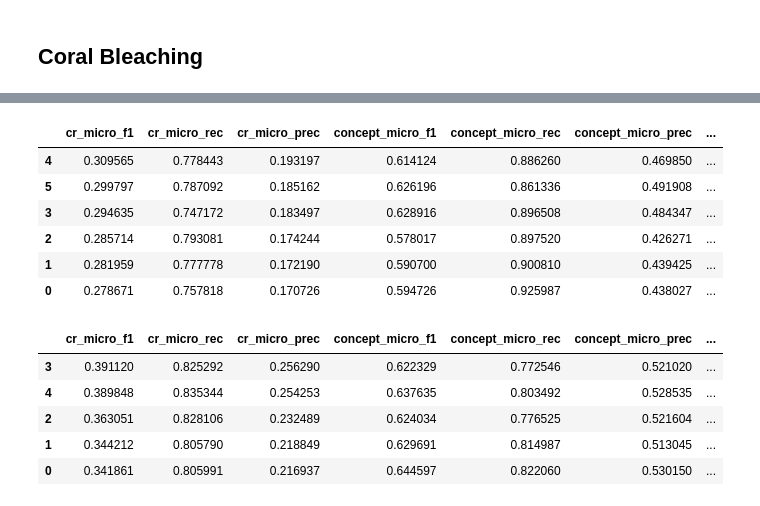
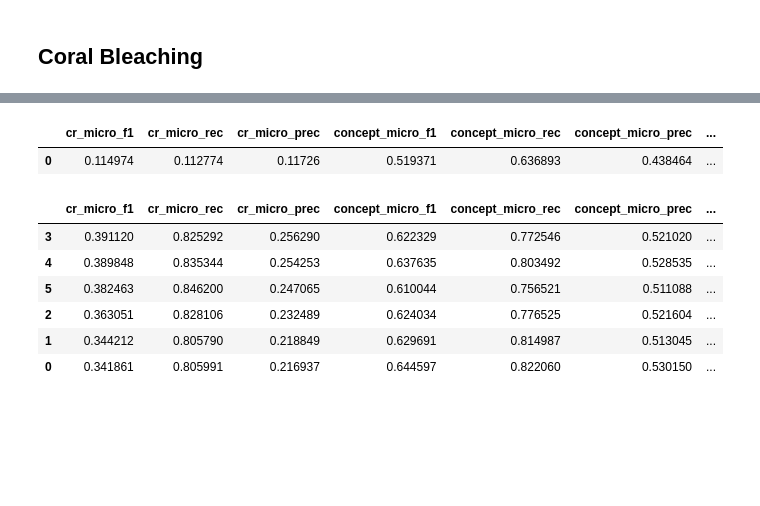
Before and after one commit to simonhughes22/PythonNlpResearch, a Jupyter notebook: notebooks/Mongo Queries/Query Causal Relation Results.ipynb, the cells around one changed output, grey strips where cells are left out. Drawn from its saved outputs; the diff is of its cells as text; code cells hidden in the pictures; blank space fills up the shorter version.

```diff
--- a/notebooks/Mongo Queries/Query Causal Relation Results.ipynb
+++ b/notebooks/Mongo Queries/Query Causal Relation Results.ipynb
@@ -158,23 +153,19 @@ df
 # %%
 params = "merge_mode,num_rnns,use_pretrained_embedding,bi-directional,hidden_size"
 df = get_causal_relation_metrics("CR_CB_TAGGING_VD_RNN", params.split(","))
-df
+df.sort_values("cr_micro_f1", ascending=False)
 # %% [output]
 |  | cr_micro_f1 | cr_micro_rec | cr_micro_prec | concept_micro_f1 | concept_micro_rec | concept_micro_prec | ... |
-| 4 | 0.309565 | 0.778443 | 0.193197 | 0.614124 | 0.886260 | 0.469850 | ... |
-| 5 | 0.299797 | 0.787092 | 0.185162 | 0.626196 | 0.861336 | 0.491908 | ... |
-| 3 | 0.294635 | 0.747172 | 0.183497 | 0.628916 | 0.896508 | 0.484347 | ... |
-| 2 | 0.285714 | 0.793081 | 0.174244 | 0.578017 | 0.897520 | 0.426271 | ... |
-| 1 | 0.281959 | 0.777778 | 0.172190 | 0.590700 | 0.900810 | 0.439425 | ... |
-| 0 | 0.278671 | 0.757818 | 0.170726 | 0.594726 | 0.925987 | 0.438027 | ... |
+| 0 | 0.114974 | 0.112774 | 0.11726 | 0.519371 | 0.636893 | 0.438464 | ... |
 # %%
 params = "merge_mode,num_rnns,use_pretrained_embedding,bi-directional,hidden_size"
 df = get_causal_relation_metrics("CR_SC_TAGGING_VD_RNN", params.split(","))
-df
+df.sort_values("cr_micro_f1", ascending=False)
 # %% [output]
 |  | cr_micro_f1 | cr_micro_rec | cr_micro_prec | concept_micro_f1 | concept_micro_rec | concept_micro_prec | ... |
 | 3 | 0.391120 | 0.825292 | 0.256290 | 0.622329 | 0.772546 | 0.521020 | ... |
 | 4 | 0.389848 | 0.835344 | 0.254253 | 0.637635 | 0.803492 | 0.528535 | ... |
+| 5 | 0.382463 | 0.846200 | 0.247065 | 0.610044 | 0.756521 | 0.511088 | ... |
 | 2 | 0.363051 | 0.828106 | 0.232489 | 0.624034 | 0.776525 | 0.521604 | ... |
 | 1 | 0.344212 | 0.805790 | 0.218849 | 0.629691 | 0.814987 | 0.513045 | ... |
 | 0 | 0.341861 | 0.805991 | 0.216937 | 0.644597 | 0.822060 | 0.530150 | ... |
```
Also changed, not shown: parts of 2 cells of this notebook, 27 other files.
